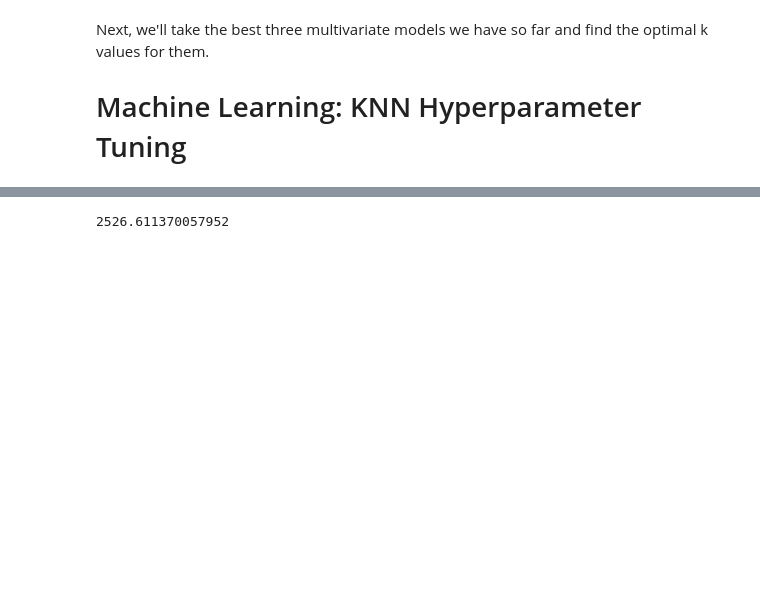
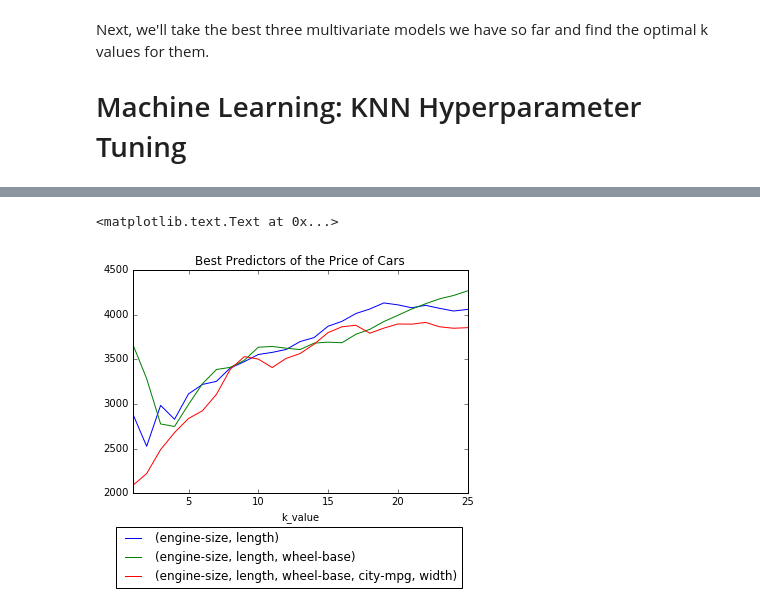
Before and after one commit to JamesDWilkinson/Predicting-Car-Prices, a Jupyter notebook: Basics.ipynb, the cells around one changed output, grey strips where cells are left out. Cells and saved outputs as stored; diff of their text form; code cells hidden in the pictures; blank space fills up the shorter version.

```diff
--- a/Basics.ipynb
+++ b/Basics.ipynb
@@ -540,6 +546,10 @@ best_rmse_values.sort_values('rmse')
 | 10 | (engine-size, length, wheel-base) | 4 | 2748.560012 |
-# %%
-np.random.seed(1)
-knn_train_test(cars_numeric, 2, ['engine-size', 'length'], target)
-# %% [output]
-2526.611370057952
+# %%
+ax=plt.axes()
+for feature_list in best_features_combinations:
+    rmse_evaluated[rmse_evaluated['feature_list'].apply(len) == len(feature_list)].plot(x='k_value', y='rmse', ax=ax, label=tuple(feature_list))
+ax.legend(bbox_to_anchor=(1, -0.125))
+plt.title('Best Predictors of the Price of Cars')
+# %% [output]
+<matplotlib.text.Text at 0x...>
+[figure, added]
```
Also changed, not shown: parts of 10 cells of this notebook.
